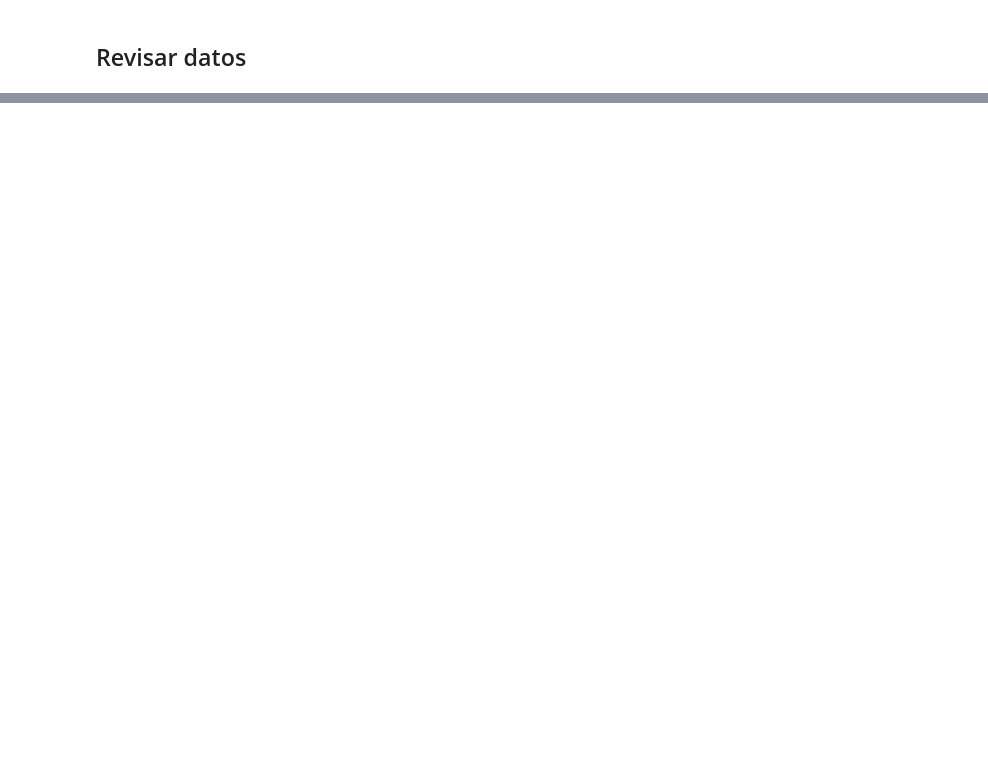
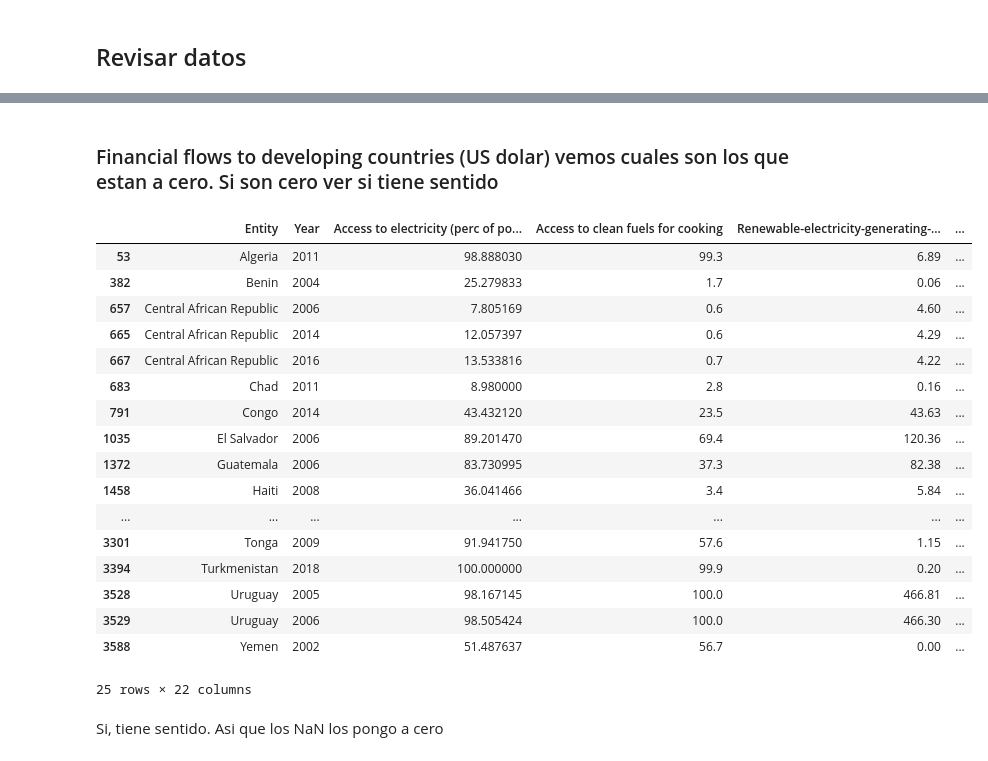
Before and after one commit to Leireal/ENERGIA, a Jupyter notebook: sustainable_energy.ipynb, the cells around one changed output, grey strips where cells are left out. Saved outputs shown, nothing was run; the diff lists cells and outputs as text; code cells hidden in the pictures; blank space fills up the shorter version.

```diff
--- a/sustainable_energy.ipynb
+++ b/sustainable_energy.ipynb
@@ -219,0 +464,3 @@ memory usage: 598.8+ KB
+# %%
+#Estos datos los voy a susituir por 0
+df_energy_2.loc[df_energy_2["Access to electricity (perc of population)"].isna(), "Access to electricity (perc of population)"] = 0
@@ -219,0 +520,2 @@ memory usage: 598.8+ KB
+# %%
+df_energy_2.loc[df_energy_2["Electricity from nuclear (TWh)"].isna(), "Electricity from nuclear (TWh)"] = 0
@@ -219,0 +563,2 @@ memory usage: 598.8+ KB
+# %%
+df_energy_2 = df_energy_2[df_energy['Entity'] != 'Tuvalu']
@@ -313,0 +617,12 @@ result
+# %%
+# Contar NaNs por fila
+df_energy_2['NaNs_por_fila'] = df_energy_2.isna().sum(axis=1)
+
+# Filtrar filas con más de un NaN
+df_muchos_nan = df_energy_2[df_energy_2['NaNs_por_fila'] > 5]
+
+# Ordenar por cantidad de NaNs de mayor a menor
+df_muchos_nan_ordenado = df_muchos_nan.sort_values(by='NaNs_por_fila', ascending=False)
+
+# Mostrar Entity (país) y número de NaNs
+print(df_muchos_nan_ordenado[['Entity', 'NaNs_por_fila']])
@@ -313,0 +638,25 @@ result
+# %% [markdown]
+### Financial flows to developing countries (US dolar) vemos cuales son los que estan a cero. Si son cero ver si tiene sentido
+# %%
+df_energy_2[df_energy_2['Financial flows to developing countries (US dolar)'] == 0]
+# %% [output]
+|  | Entity | Year | Access to electricity (perc of po... | Access to clean fuels for cooking | Renewable-electricity-generating-... | ... |
+| 53 | Algeria | 2011 | 98.888030 | 99.3 | 6.89 | ... |
+| 382 | Benin | 2004 | 25.279833 | 1.7 | 0.06 | ... |
+| 657 | Central African Republic | 2006 | 7.805169 | 0.6 | 4.60 | ... |
+| 665 | Central African Republic | 2014 | 12.057397 | 0.6 | 4.29 | ... |
+| 667 | Central African Republic | 2016 | 13.533816 | 0.7 | 4.22 | ... |
+| 683 | Chad | 2011 | 8.980000 | 2.8 | 0.16 | ... |
+| 791 | Congo | 2014 | 43.432120 | 23.5 | 43.63 | ... |
+| 1035 | El Salvador | 2006 | 89.201470 | 69.4 | 120.36 | ... |
+| 1372 | Guatemala | 2006 | 83.730995 | 37.3 | 82.38 | ... |
+| 1458 | Haiti | 2008 | 36.041466 | 3.4 | 5.84 | ... |
+| ... | ... | ... | ... | ... | ... | ... |
+| 3301 | Tonga | 2009 | 91.941750 | 57.6 | 1.15 | ... |
+| 3394 | Turkmenistan | 2018 | 100.000000 | 99.9 | 0.20 | ... |
+| 3528 | Uruguay | 2005 | 98.167145 | 100.0 | 466.81 | ... |
+| 3529 | Uruguay | 2006 | 98.505424 | 100.0 | 466.30 | ... |
+| 3588 | Yemen | 2002 | 51.487637 | 56.7 | 0.00 | ... |
+25 rows × 22 columns
+# %% [markdown]
+Si, tiene sentido. Asi que los NaN los pongo a cero
```
Also changed, not shown: parts of 125 cells of this notebook, 1 other file.
